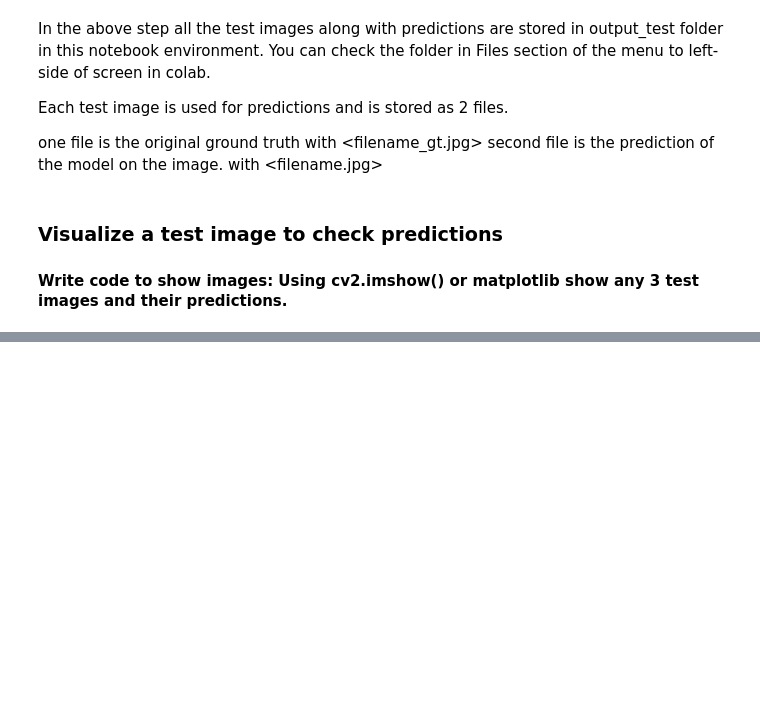
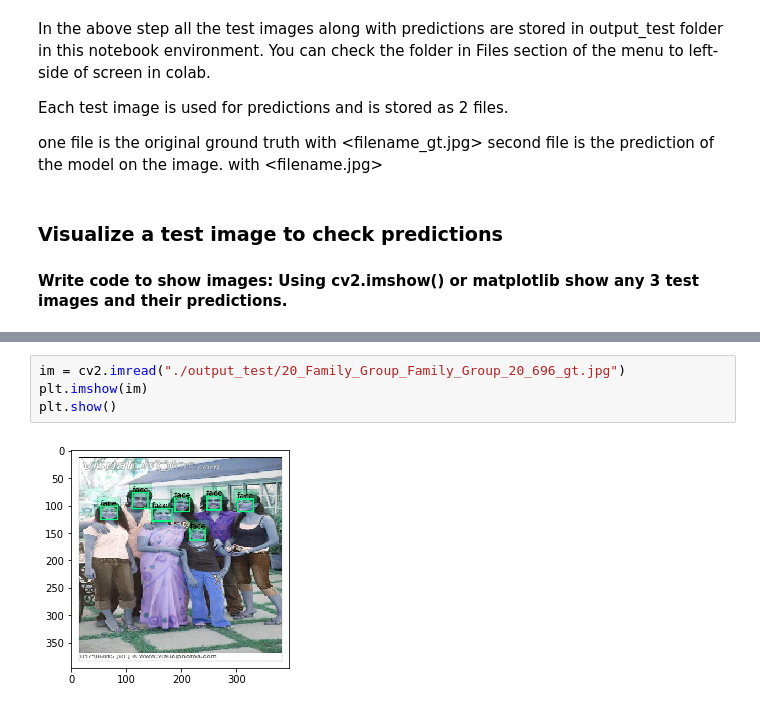
Before and after one commit to khimy/chennai-aug-batch-GangaraniRajendran, a Jupyter notebook: Residency9/AdvCV_Project/FACE_DETECTION_Questions.ipynb, the cells around one changed output, grey strips where cells are left out. Drawn from its saved outputs; the diff is of its cells as text; blank space fills up the shorter version.

```diff
--- a/Residency9/AdvCV_Project/FACE_DETECTION_Questions.ipynb
+++ b/Residency9/AdvCV_Project/FACE_DETECTION_Questions.ipynb
@@ -557,0 +587,6 @@ second file is the prediction of the model on the image. with <filename.jpg>
+# %%
+im = cv2.imread("./output_test/20_Family_Group_Family_Group_20_696_gt.jpg")
+plt.imshow(im)
+plt.show()
+# %% [output]
+[figure, added]
```
Also changed, not shown: parts of 7 cells of this notebook.
